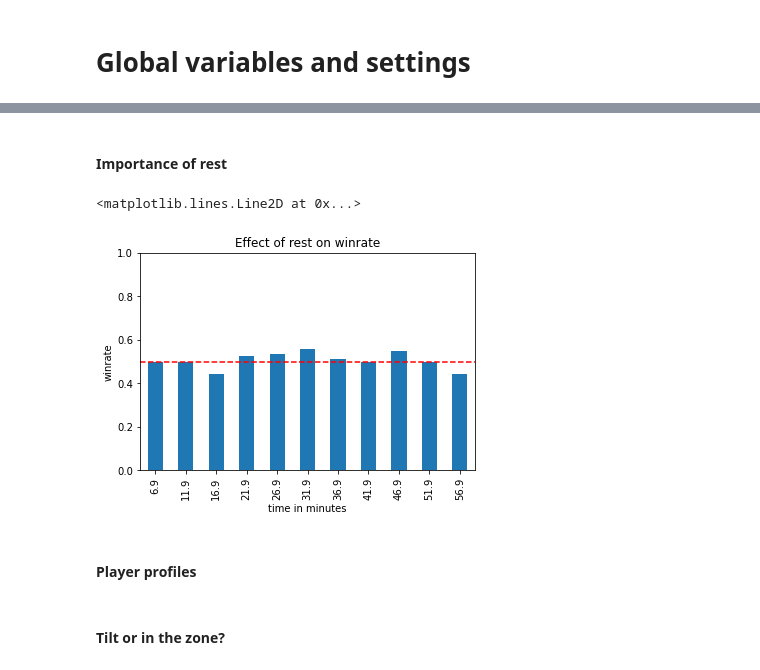
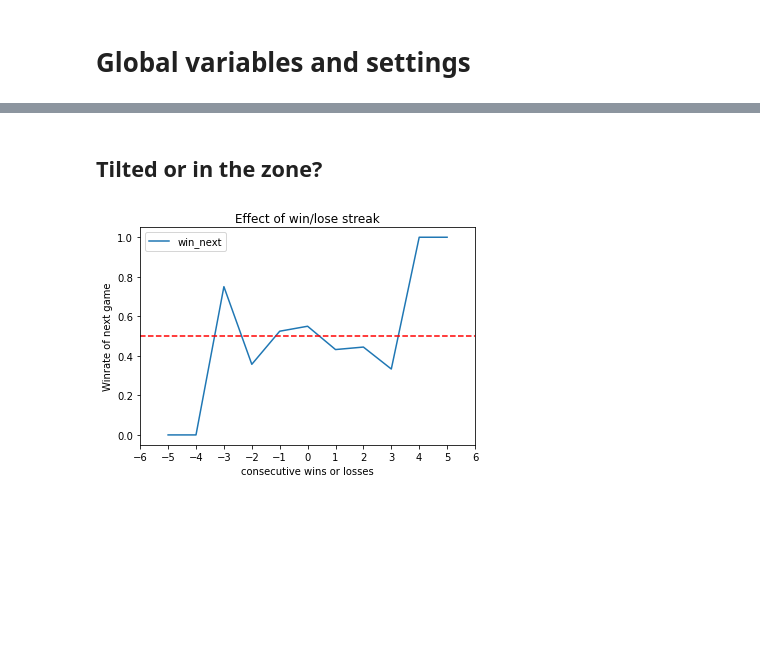
Before and after one commit to ryandamen/tilt, a Jupyter notebook: src/tilt.ipynb, the cells around one changed output, grey strips where cells are left out. Saved outputs shown, nothing was run; the diff lists cells and outputs as text; code cells hidden in the pictures; blank space fills up the shorter version.

```diff
--- a/src/tilt.ipynb
+++ b/src/tilt.ipynb
@@ -448,60 +559,36 @@ sumo_info.head()
+# %% [markdown]
+## Tilted or in the zone?
 # %%
-# Main question when should you stop playing and take a chill pill
-
-# Win rate per rank
-print(sumo_info.groupby("rank")["win"].mean())
-
 # Win rate during points a win or lose streak
 # Calculate the number of games won and lost in succesion per groep of games played within max_rest time of one another
 game_streak = sumo_info["streak_id"].diff().ne(0).cumsum()
 sumo_info["consec_wl"] = sumo_info.win.groupby((sumo_info.win != sumo_info.groupby(game_streak)["win"].shift()).cumsum()).cumcount()
 # Turn streak values negative if the game ended in a loss
 sumo_info.loc[sumo_info.loc[:, "win"] == False, "consec_wl":] *= -1
 # Add if the next game is a win or lose
 sumo_info['win_next'] = sumo_info.groupby(game_streak)["win"].shift(-1, fill_value=np.nan)
 # Calculate mean win rate
-print(sumo_info.groupby(["consec_wl"])["win_next"].mean())
-# Calculate mean win rate taking into account their rank
-# print(sumo_info.groupby(["rank", "consec_wl"])["win_next"].mean())
-# TODO: Show the % increase or decrease between these ranks
+df_streak_win = sumo_info.groupby(["consec_wl"])["win_next"].mean().reset_index()
+# Optional: Calculate mean win rate taking into account their rank. Need to adjut plot then
+# df_streak_win = sumo_info.groupby(["rank", "consec_wl"])["win_next"].mean().reset_index()
 
-# Win rates based on played games in a streak
-sumo_info["game_nr"] = sumo_info.groupby("streak_id")["puuid"].rank(method="first", ascending=True)
-print(sumo_info.groupby(["game_nr"])["win"].mean())
-
-# TODO: turn these into plots
+# Plot the graph
+# Change the X ticks
+min_num = sumo_info["consec_wl"].min()
+max_num = sumo_info["consec_wl"].max()
+x_ticks = np.append(np.arange(min_num, max_num, 1), max_num)
+# Plot
+ax = df_streak_win.plot(x="consec_wl",
+                        y="win_next",
+                        kind="line",
+                        title="Effect of win/lose streak",
+                        legend=True,
+                        xticks=x_ticks,
+                        # ylim=[0, 1],
+                        xlabel="consecutive wins or losses",
+                        ylabel="Winrate of next game")
+# Add horizontal line at the 50% winrate
+plt.axhline(y=0.5, linestyle="dashed", color="r")
+plt.show()
+# %% [output]
+[figure, added]
-# %% [markdown]
-#### Importance of rest
-# %%
-%matplotlib inline
-# Rest time vs win rate plot
-
-# Define time bins
-min_time = int(sumo_info.time_since_last.min())
-max_time = int(sumo_info.time_since_last.max())
-block = 300000 # minutes * 60000 = epoch minutes
-bins = np.append(np.arange(min_time, max_time, block), max_time)#.tolist()
-# Create the bins
-sumo_info["bins"] = pd.cut(sumo_info["time_since_last"], bins, include_lowest=True)
-# Calculate the mean win rate per bin
-df_time_win = sumo_info.groupby("bins")["win"].mean().reset_index()
-# Plot the graph
-# X-axis
-df_time_win["bins"] = np.around(np.arange(min_time / 60000, max_time / 60000, block / 60000), decimals=1)
-# TODO: Error bars use ,yerr= error
-# error = df_time_win.groupby("bins")["win"].std()
-# Plot
-df_time_win.plot(x="bins",
-                 y="win",
-                 kind="bar",
-                 title="Effect of rest on winrate",
-                 legend=False,
-                 ylim=[0, 1],
-                 xlabel="time in minutes",
-                 ylabel="winrate")\
-                 .axhline(y=0.5, linestyle="dashed", color="r")
-# %% [output]
-<matplotlib.lines.Line2D at 0x...>
-[figure, removed]
-# %% [markdown]
-#### Player profiles
@@ -511,2 +594,0 @@ df_time_win.plot(x="bins",
-# %% [markdown]
-#### Tilt or in the zone?
```
Also changed, not shown: parts of 18 cells of this notebook.
